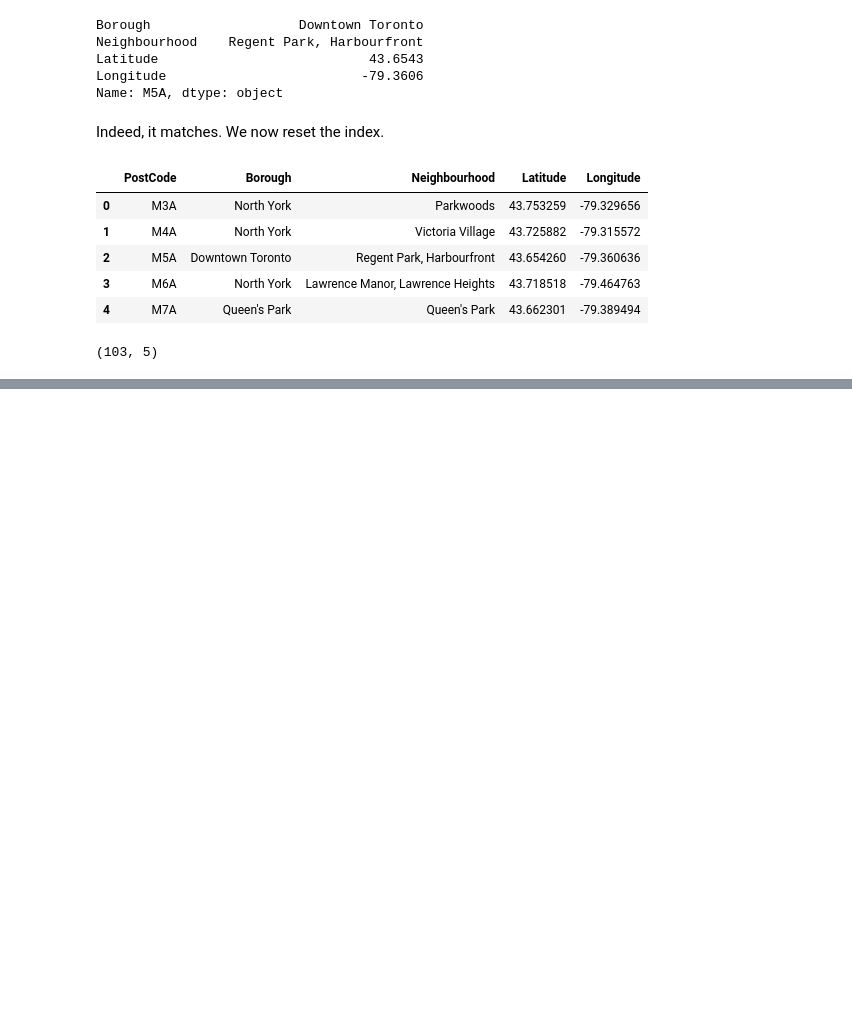
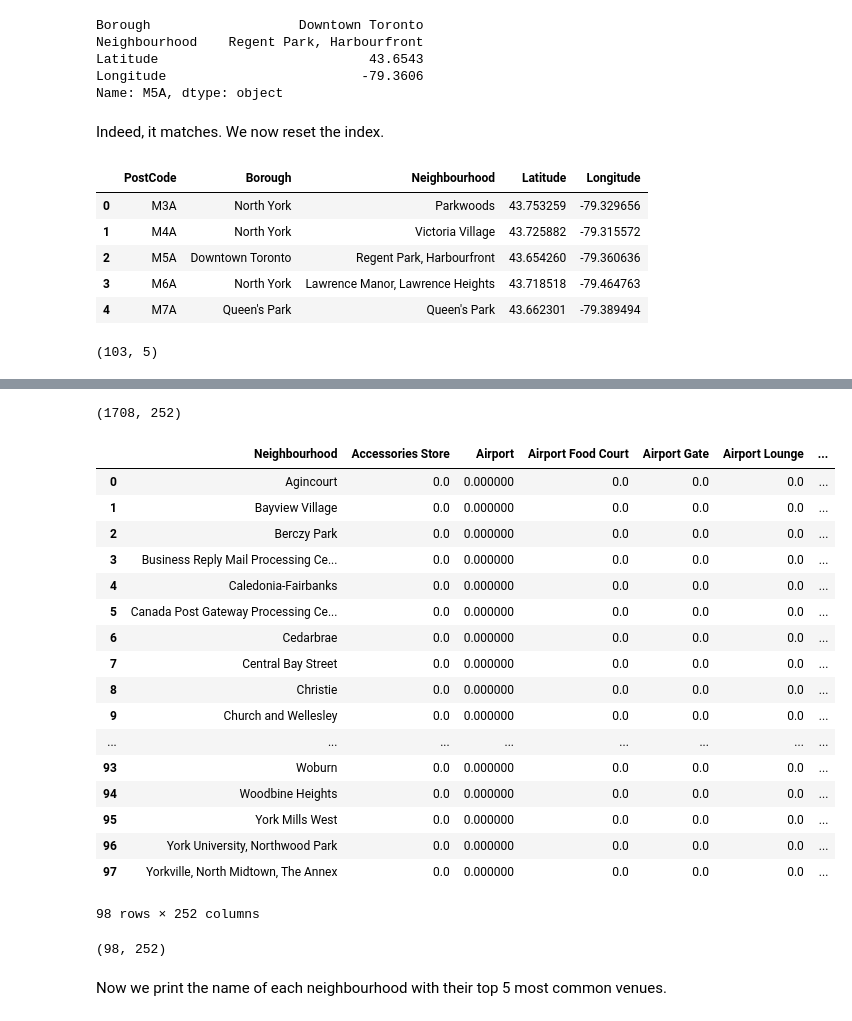
Before and after one commit to FabienNugier/Coursera_Capstone, a Jupyter notebook: Week3-assignment-Toronto-I.ipynb, the cells around one changed output, grey strips where cells are left out. Cells and saved outputs as stored; diff of their text form; code cells hidden in the pictures; blank space fills up the shorter version.

```diff
--- a/Week3-assignment-Toronto-I.ipynb
+++ b/Week3-assignment-Toronto-I.ipynb
@@ -352,0 +371,21 @@ new_df.shape
+# %%
+# Getting the center coordinates of Toronto
+latitude_Toronto = 43.651070
+longitude_Toronto = -79.347015
+
+# Creating the map
+map_toronto = folium.Map(location=[latitude_Toronto, longitude_Toronto], zoom_start=10)
+
+# add markers to map
+for lat, lng, borough, neighborhood in zip(new_df['Latitude'], new_df['Longitude'], new_df['Borough'], new_df['Neighbourhood']):
+    label = '{} @ {}'.format(neighborhood, borough)
+    label = folium.Popup(label, parse_html=True)
+    folium.CircleMarker(
+        [lat, lng],
+        radius=5,
+        popup=label,
+        color='blue',
+        fill=True,
+        fill_color='#3186cc',
+        fill_opacity=0.7,
+        parse_html=False).add_to(map_toronto)
@@ -352,0 +400,4 @@ new_df.shape
+# %%
+CLIENT_ID = '...'
+CLIENT_SECRET = '...'
+VERSION = '20180605'
@@ -352,0 +451,5 @@ new_df.shape
+# %%
+toronto_venues = getNearbyVenues(names=new_df['Neighbourhood'],
+                                   latitudes=new_df['Latitude'],
+                                   longitudes=new_df['Longitude']
+                                  )
@@ -352,0 +515,12 @@ new_df.shape
+# %%
+# one hot encoding
+toronto_onehot = pd.get_dummies(toronto_venues[['Venue Category']], prefix="", prefix_sep="")
+
+# add neighborhood column back to dataframe
+toronto_onehot['Neighbourhood'] = toronto_venues['Neighbourhood']
+
+# move neighborhood column to the first column
+fixed_columns = [toronto_onehot.columns[-1]] + list(toronto_onehot.columns[:-1])
+toronto_onehot = toronto_onehot[fixed_columns]
+
+toronto_onehot.head()
@@ -352,0 +535,32 @@ new_df.shape
+# %%
+toronto_onehot.shape
+# %% [output]
+(1708, 252)
+# %%
+toronto_grouped = toronto_onehot.groupby('Neighbourhood').mean().reset_index()
+toronto_grouped
+# %% [output]
+|  | Neighbourhood | Accessories Store | Airport | Airport Food Court | Airport Gate | Airport Lounge | ... |
+| 0 | Agincourt | 0.0 | 0.000000 | 0.0 | 0.0 | 0.0 | ... |
+| 1 | Bayview Village | 0.0 | 0.000000 | 0.0 | 0.0 | 0.0 | ... |
+| 2 | Berczy Park | 0.0 | 0.000000 | 0.0 | 0.0 | 0.0 | ... |
+| 3 | Business Reply Mail Processing Ce... | 0.0 | 0.000000 | 0.0 | 0.0 | 0.0 | ... |
+| 4 | Caledonia-Fairbanks | 0.0 | 0.000000 | 0.0 | 0.0 | 0.0 | ... |
+| 5 | Canada Post Gateway Processing Ce... | 0.0 | 0.000000 | 0.0 | 0.0 | 0.0 | ... |
+| 6 | Cedarbrae | 0.0 | 0.000000 | 0.0 | 0.0 | 0.0 | ... |
+| 7 | Central Bay Street | 0.0 | 0.000000 | 0.0 | 0.0 | 0.0 | ... |
+| 8 | Christie | 0.0 | 0.000000 | 0.0 | 0.0 | 0.0 | ... |
+| 9 | Church and Wellesley | 0.0 | 0.000000 | 0.0 | 0.0 | 0.0 | ... |
+| ... | ... | ... | ... | ... | ... | ... | ... |
+| 93 | Woburn | 0.0 | 0.000000 | 0.0 | 0.0 | 0.0 | ... |
+| 94 | Woodbine Heights | 0.0 | 0.000000 | 0.0 | 0.0 | 0.0 | ... |
+| 95 | York Mills West | 0.0 | 0.000000 | 0.0 | 0.0 | 0.0 | ... |
+| 96 | York University, Northwood Park | 0.0 | 0.000000 | 0.0 | 0.0 | 0.0 | ... |
+| 97 | Yorkville, North Midtown, The Annex | 0.0 | 0.000000 | 0.0 | 0.0 | 0.0 | ... |
+98 rows × 252 columns
+# %%
+toronto_grouped.shape
+# %% [output]
+(98, 252)
+# %% [markdown]
+Now we print the name of each neighbourhood with their top 5 most common venues.
```
Also changed, not shown: parts of 47 cells of this notebook.
